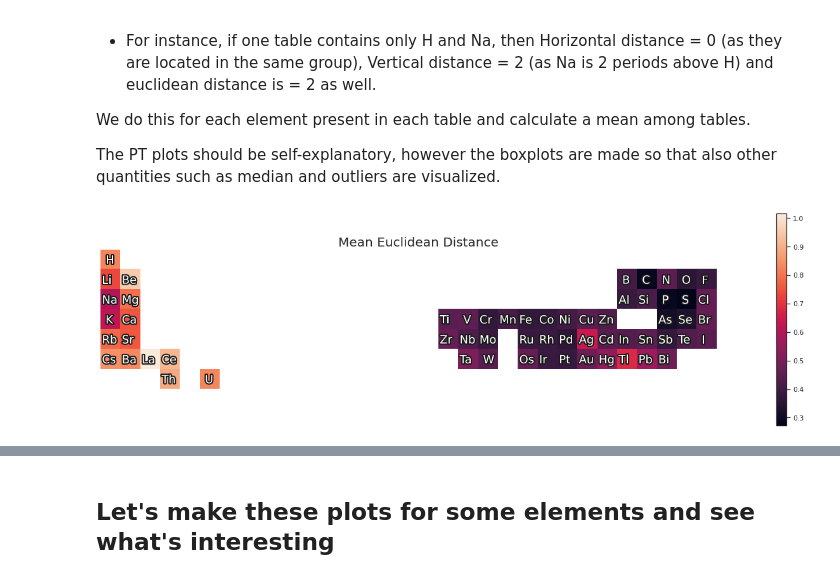
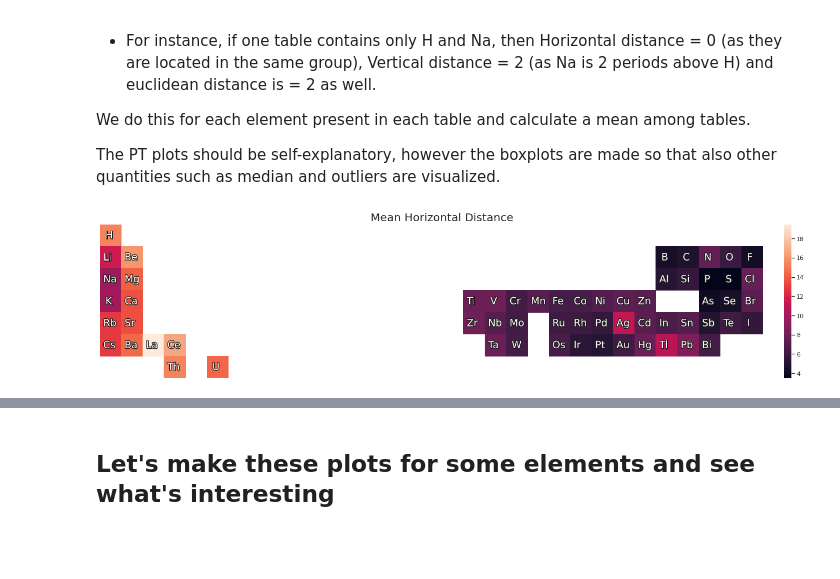
Before and after one commit to doncamilom/1868_SubstancesStudy, a Jupyter notebook: Notebooks/Analysis.ipynb, the cells around one changed output, grey strips where cells are left out. Saved outputs shown, nothing was run; the diff lists cells and outputs as text; code cells hidden in the pictures; blank space fills up the shorter version.

```diff
--- a/Notebooks/Analysis.ipynb
+++ b/Notebooks/Analysis.ipynb
@@ -370,9 +259,10 @@ We do this for each element present in each table and calculate a mean among tab
 
 The PT plots should be self-explanatory, however the boxplots are made so that also other quantities such as median and outliers are visualized.
 # %%
-vert,horiz,eucl,norm = meanDist(Tids>1)
+# See results with all data
+dis,norm = meanDist(Matches,2100)
+vert,hori = dis
 
-_ = makeTPPlot(eucl,norm,title="Mean Euclidean Distance",PT=TP,fs=18)
-#makeBoxPlot(eucl,rTP)
+makeTPPlot(hori,norm,title="Mean Horizontal Distance",PT=TP,fs=18)
 # %% [output]
-[figure, old version]
+[figure, new version]
```
Also changed, not shown: parts of 23 cells of this notebook, 21 other files.
